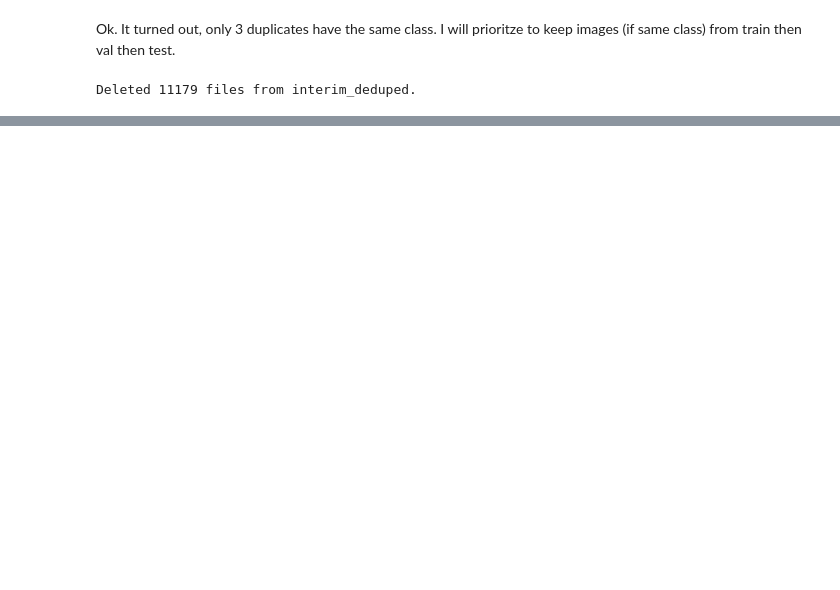
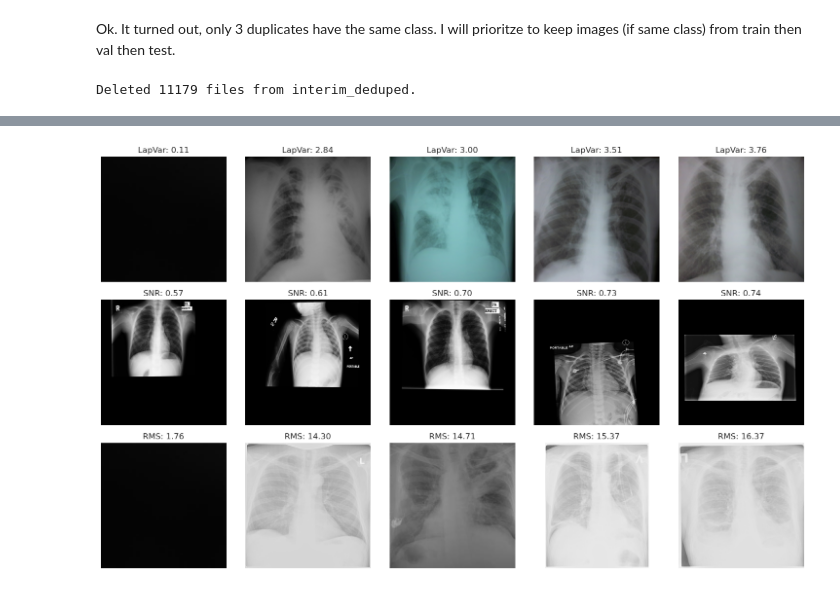
Before and after one commit to RamyGadalla/chest-xray-classification-ramygadalla, a Jupyter notebook: notebooks/01_ExploratoryDataAnaylsis.ipynb, the cells around one changed output, grey strips where cells are left out. Saved outputs shown, nothing was run; the diff lists cells and outputs as text; code cells hidden in the pictures; blank space fills up the shorter version.

Commit message:
inspect image quality and dimensions

```diff
--- a/notebooks/01_ExploratoryDataAnaylsis.ipynb
+++ b/notebooks/01_ExploratoryDataAnaylsis.ipynb
@@ -295,0 +250,38 @@ Having that said, there is clear class imbalance on the dataset-level (not the s
+# %%
+
+# Select lowest 5 for each metric
+lowest_lap = image_quality_df.sort_values("laplacian_var").head(5)
+lowest_snr = image_quality_df.sort_values("snr").head(5)
+lowest_rms = image_quality_df.sort_values("rms_contrast").head(5)
+
+fig, axes = plt.subplots(3, 5, figsize=(15, 9))
+
+# Row 1: Lowest Laplacian variance
+for ax, (_, row) in zip(axes[0], lowest_lap.iterrows()):
+    img = Image.open(row["path"])
+    ax.imshow(img, cmap="gray")
+    ax.set_title(f"LapVar: {row['laplacian_var']:.2f}")
+    ax.axis("off")
+
+# Row 2: Lowest SNR
+for ax, (_, row) in zip(axes[1], lowest_snr.iterrows()):
+    img = Image.open(row["path"])
+    ax.imshow(img, cmap="gray")
+    ax.set_title(f"SNR: {row['snr']:.2f}")
+    ax.axis("off")
+
+# Row 3: Lowest RMS contrast
+for ax, (_, row) in zip(axes[2], lowest_rms.iterrows()):
+    img = Image.open(row["path"])
+    ax.imshow(img, cmap="gray")
+    ax.set_title(f"RMS: {row['rms_contrast']:.2f}")
+    ax.axis("off")
+
+axes[0, 0].set_ylabel("Lowest Laplacian", fontsize=12)
+axes[1, 0].set_ylabel("Lowest SNR", fontsize=12)
+axes[2, 0].set_ylabel("Lowest RMS", fontsize=12)
+
+plt.tight_layout()
+plt.show()
+# %% [output]
+[figure, added]
```
Also changed, not shown: parts of 21 cells of this notebook.
